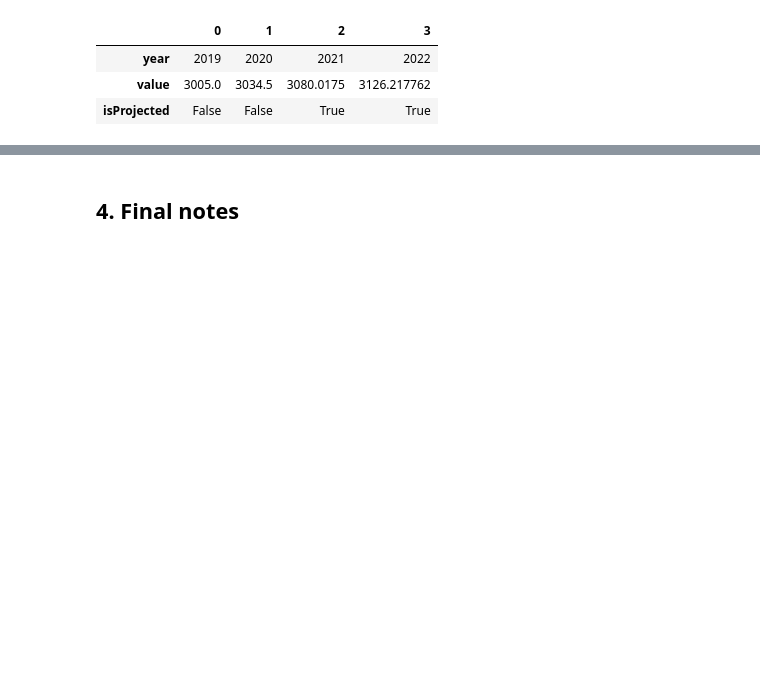
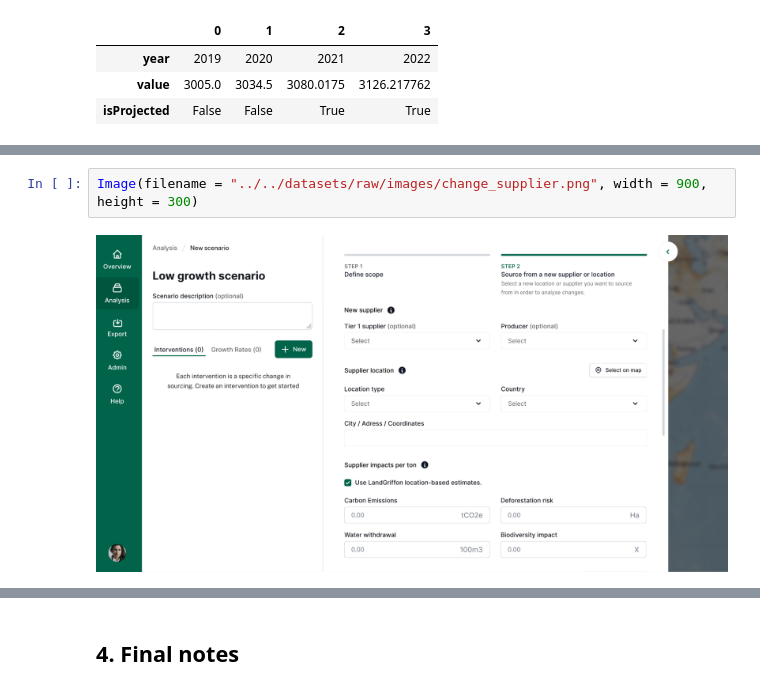
Before and after one commit to Vizzuality/landgriffon, a Jupyter notebook: data/notebooks/Lab/8_1_scenario_prototype_create_scenario.ipynb, the cells around one changed output, grey strips where cells are left out. Drawn from its saved outputs; the diff is of its cells as text; blank space fills up the shorter version.

```diff
--- a/data/notebooks/Lab/8_1_scenario_prototype_create_scenario.ipynb
+++ b/data/notebooks/Lab/8_1_scenario_prototype_create_scenario.ipynb
@@ -260,0 +388,4 @@ material Rubber and articles thereof
+# %%
+Image(filename = "../../datasets/raw/images/change_supplier.png", width = 900, height = 300)
+# %% [output]
+[figure, added]
```
Also changed, not shown: parts of 29 cells of this notebook.
